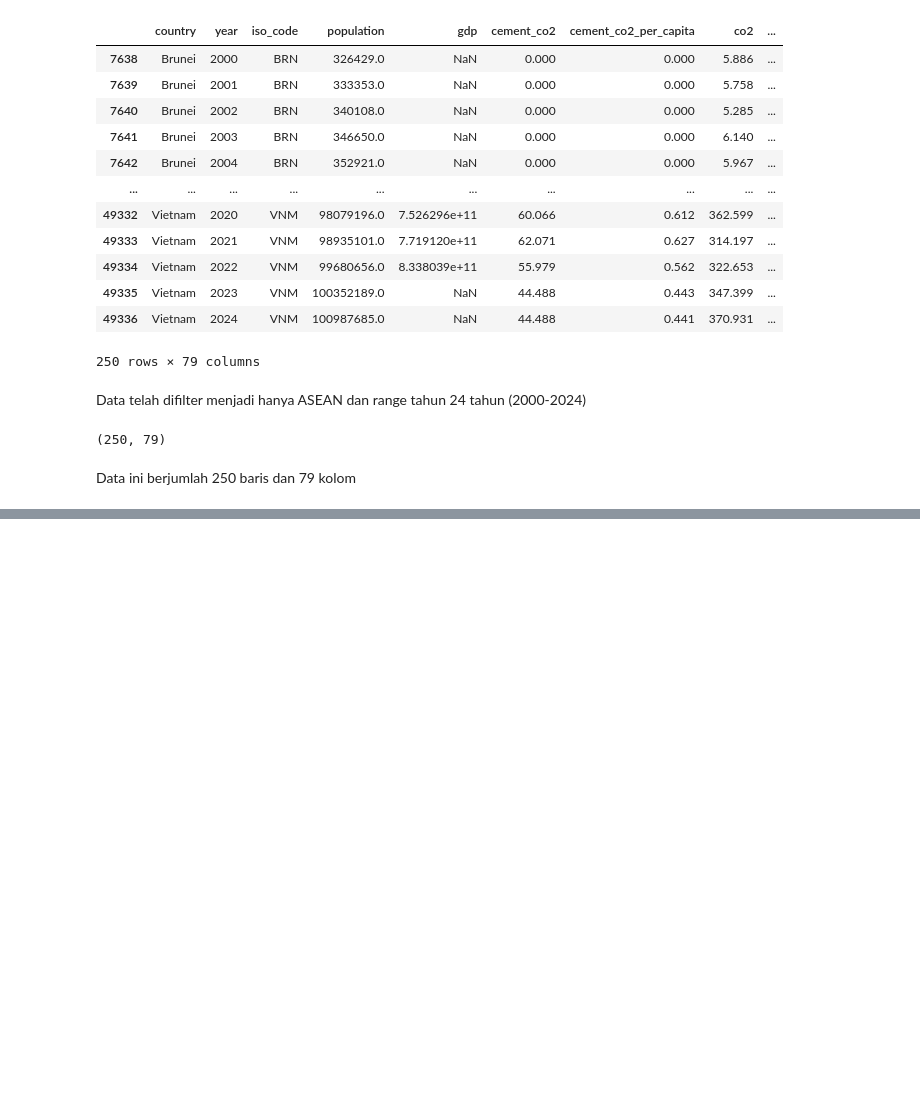
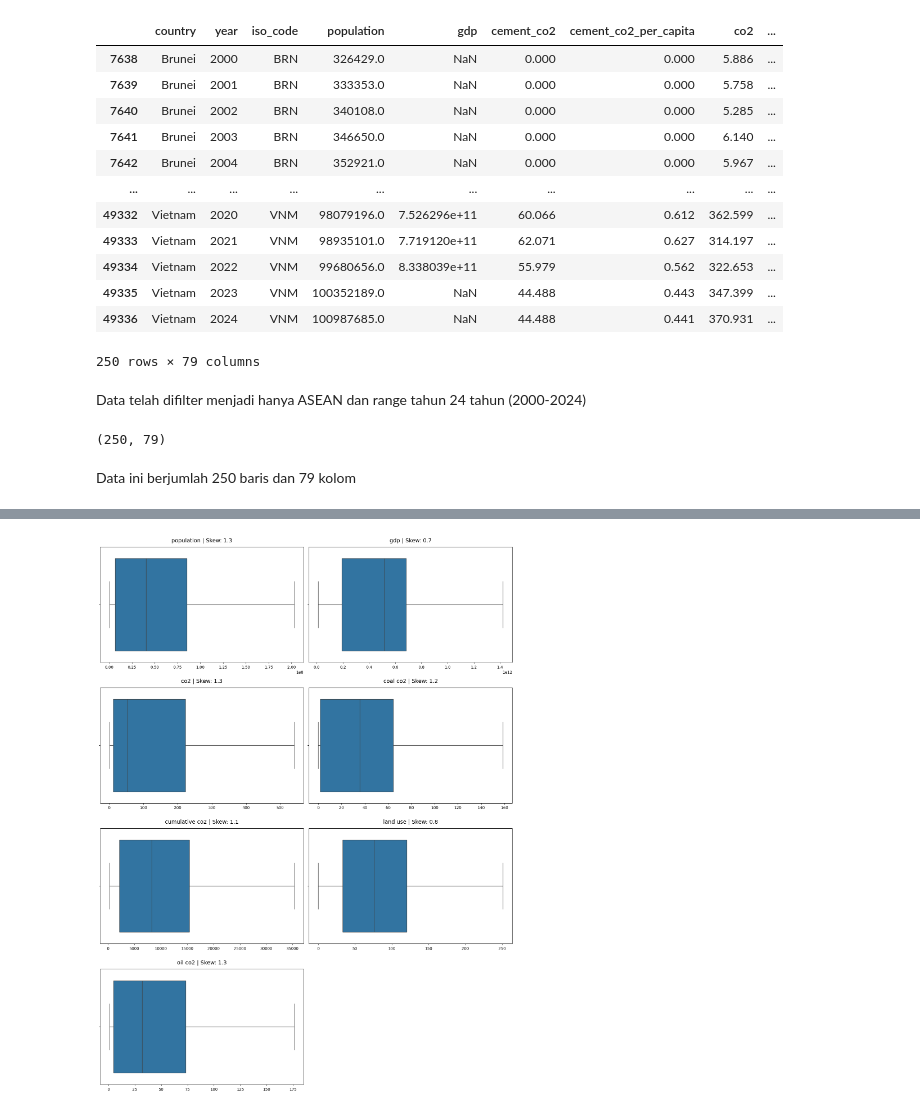
Before and after one commit to AlvitoDwiP/carbon-emission, a Jupyter notebook: notebooks/01-data-overview.ipynb, the cells around one changed output, grey strips where cells are left out. Cells and saved outputs as stored; diff of their text form; code cells hidden in the pictures; blank space fills up the shorter version.

```diff
--- a/notebooks/01-data-overview.ipynb
+++ b/notebooks/01-data-overview.ipynb
@@ -72,0 +509,24 @@ Data ini berjumlah 250 baris dan 79 kolom
+# %%
+# Capping outlier
+df_final_outlier_handling = df_final.drop(
+    columns=['country', 'year', 'per 4 years'],
+    errors='ignore'
+)
+
+# Install (jalankan sekali saja di Colab)
+!pip install -q feature-engine
+
+from feature_engine.outliers import Winsorizer
+
+# Membuat capper
+winsoriser = Winsorizer(
+    capping_method='iqr',
+    tail='both',
+    fold=1.5,
+    variables=['population', 'gdp', 'co2', 'cumulative co2', 'land use', 'oil co2', 'coal co2']
+)
+
+winsoriser.fit(df_final_outlier_handling)
+df_final_outlier_handling_done = winsoriser.transform(df_final_outlier_handling)
+
+df_final_outlier_handling_done.head()
@@ -72,0 +574,22 @@ Data ini berjumlah 250 baris dan 79 kolom
+# %%
+plot_df = df_final_outlier_handling_done.select_dtypes(include='number')
+
+n_cols = 2
+n_rows = math.ceil(len(plot_df.columns) / n_cols)
+
+fig, axes = plt.subplots(nrows=n_rows, ncols=n_cols, figsize=(15, 5 * n_rows))
+axes = axes.flatten()
+
+for i, column in enumerate(plot_df.columns):
+    sns.boxplot(x=plot_df[column], ax=axes[i])
+    skew_val = round(plot_df[column].skew(), 1)
+    axes[i].set_title(f"{column} | Skew: {skew_val}", fontsize=14, pad=13)
+    axes[i].set_xlabel("")
+
+for j in range(len(plot_df.columns), len(axes)):
+    fig.delaxes(axes[j])
+
+plt.tight_layout()
+plt.show()
+# %% [output]
+[figure, added]
```
Also changed, not shown: parts of 86 cells of this notebook.
